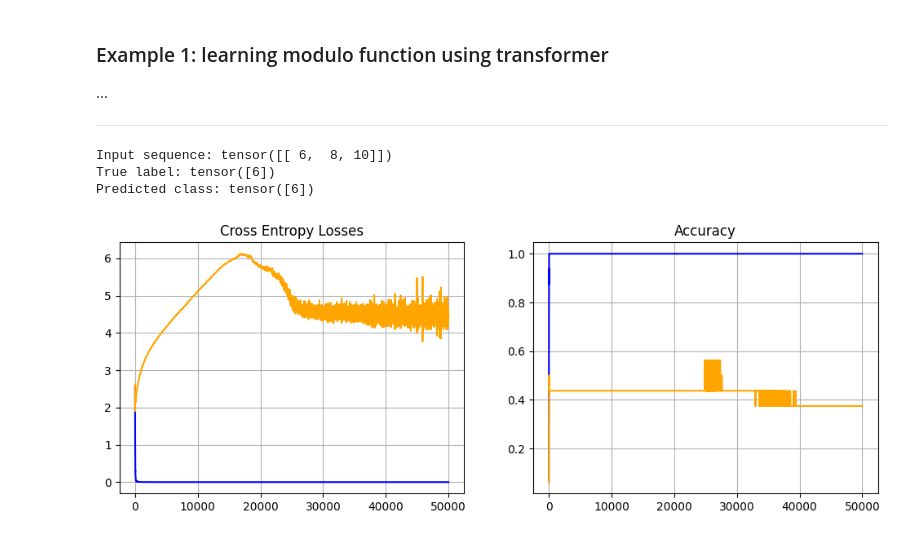
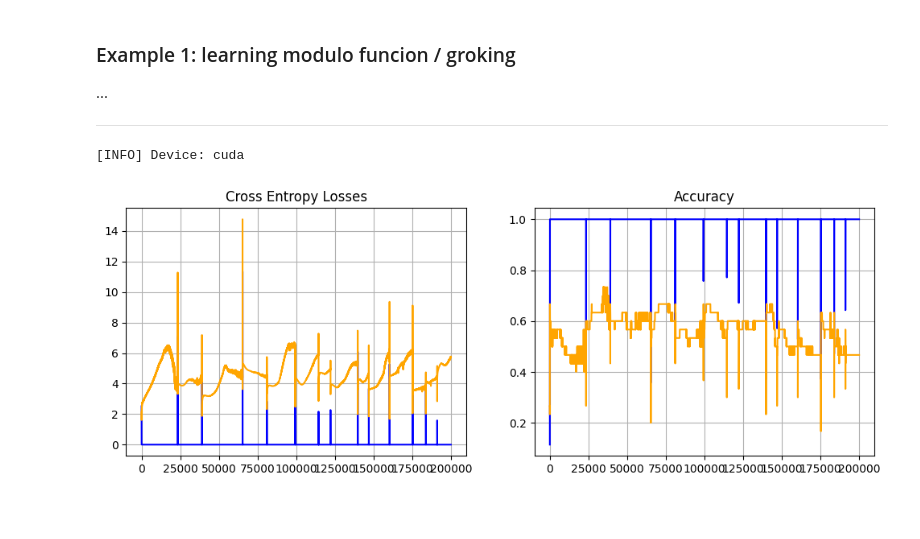
Before and after one commit to DiTurr/ai_playground, a Jupyter notebook: transformers.ipynb, the cells around one changed output. Drawn from its saved outputs; the diff is of its cells as text; code cells hidden in the pictures; blank space fills up the shorter version.

Commit message:
Add transformers

```diff
--- a/transformers.ipynb
+++ b/transformers.ipynb
@@ -6,7 +6,7 @@
 
 ---
 # %% [markdown]
-### Example 1: learning modulo function using transformer
+### Example 1: learning modulo funcion / groking
 ...
 
 ---
@@ -26,24 +26,16 @@ VOCAB_SIZE = 10 + 1
 SEP_TOKEN = VOCAB_SIZE - 1
 MAX_LEN = 3                 # [a, b, SEP]
 # Model
-EMBEDDING_SIZE = 64
+EMBEDDING_SIZE = 256
 NUM_HEADS = 4
 NUM_LAYERS = 2
 # Hyperparameters
-BATCH_SIZE = 16
-EPOCHS = 50000
+BATCH_SIZE = 8
+EPOCHS = 1000000
 LR = 3e-4
-DEVICE = "cpu"
-
-# ----------------------------
-# Dataset
-# ----------------------------
-def generate_batch(batch_size):
-    a = torch.randint(0, VOCAB_SIZE - 1, (batch_size,))
-    b = torch.randint(1, VOCAB_SIZE - 1, (batch_size,))
-    y = a % b
-    x = torch.stack([a, b, torch.full_like(a, SEP_TOKEN)], dim=1)
-    return x.to(DEVICE), y.to(DEVICE)
+WEIGHT_DECAY = 1e-1
+DEVICE = "cuda" if torch.cuda.is_available() else "cpu"
+print("[INFO] Device:", DEVICE)
 
 # ----------------------------
 # Multi-Head Self Attention
@@ -125,14 +117,31 @@ class TransformerModel(nn.Module):
         # Use first token representation for classification
         out = self.head(x[:, 0, :])
         return out
+# ----------------------------
+# Dataset
+# ----------------------------
+def generate_dataset():
+    xs, ys = [], []
+    for a in range(1, VOCAB_SIZE):
+        for b in range(1, VOCAB_SIZE):
+            xs.append(torch.tensor([a, b, SEP_TOKEN]))
+            ys.append(a % b)
+    xs = torch.stack(xs)          # (N, 3)
+    ys = torch.tensor(ys)         # (N,)
+    perm = torch.randperm(len(xs))
+    return xs[perm], ys[perm]
+x_full, y_full = generate_dataset()
+split = int(0.7 * len(x_full))
+x_train = x_full[:split].to(DEVICE)
+y_train = y_full[:split].to(DEVICE)
+x_val = x_full[split:].to(DEVICE)
+y_val = y_full[split:].to(DEVICE)
 
 # ----------------------------
 # Training
 # ----------------------------
 model = TransformerModel().to(DEVICE)
-optimizer = torch.optim.Adam(model.parameters(), lr=LR)
-x_train, y_train = generate_batch(BATCH_SIZE)
-x_val, y_val = generate_batch(BATCH_SIZE)
+optimizer = torch.optim.AdamW(model.parameters(), lr=LR, weight_decay=WEIGHT_DECAY)
 losses_train_list, losses_val_list = [], []
 acc_train_list, acc_val_list = [], []
 for epoch in tqdm(range(EPOCHS)):
@@ -153,48 +162,34 @@ for epoch in tqdm(range(EPOCHS)):
     model.eval()
     with torch.no_grad():
         logits_val = model(x_val)
         loss_val = F.cross_entropy(logits_val, y_val)
         losses_val_list.append(loss_val.item())
         # Evaluation accuracy
         preds_val = logits_val.argmax(dim=-1)
         acc_val = (preds_val == y_val).float().mean().item()
         acc_val_list.append(acc_val)
 
 # ----------------------------
-# Manuel eval
+# Manual eval
 # ----------------------------
-# Generate one sample
-x_val, y_val = generate_batch(1)  # shape: (1, 3)
-logits_val = model(x_val)         # shape: (1, VOCAB_SIZE)
-# Convert logits to probabilities
-probs = F.softmax(logits_val, dim=-1)
-# Predicted class
-pred_class = probs.argmax(dim=-1)
-# Print
-print("Input sequence:", x_val)
-print("True label:", y_val)
-# print("Predicted logits:", logits_val)
-# print("Predicted probabilities:", probs)
-print("Predicted class:", pred_class)
+# TODO
 
 # ----------------------------
 # Plotting
 # ----------------------------
 plt.figure(figsize=(12, 4))
 
 plt.subplot(1, 2, 1)
 plt.title("Cross Entropy Losses")
 plt.plot(losses_train_list, color="blue")
 plt.plot(losses_val_list, color="orange")
 plt.grid()
 
 plt.subplot(1, 2, 2)
 plt.title("Accuracy")
 plt.plot(acc_train_list, color="blue")
 plt.plot(acc_val_list, color="orange")
 plt.grid()
 # %% [output]
-Input sequence: tensor([[ 6,  8, 10]])
-True label: tensor([6])
-Predicted class: tensor([6])
+[INFO] Device: cuda
-[figure, old version]
+[figure, new version]
```
